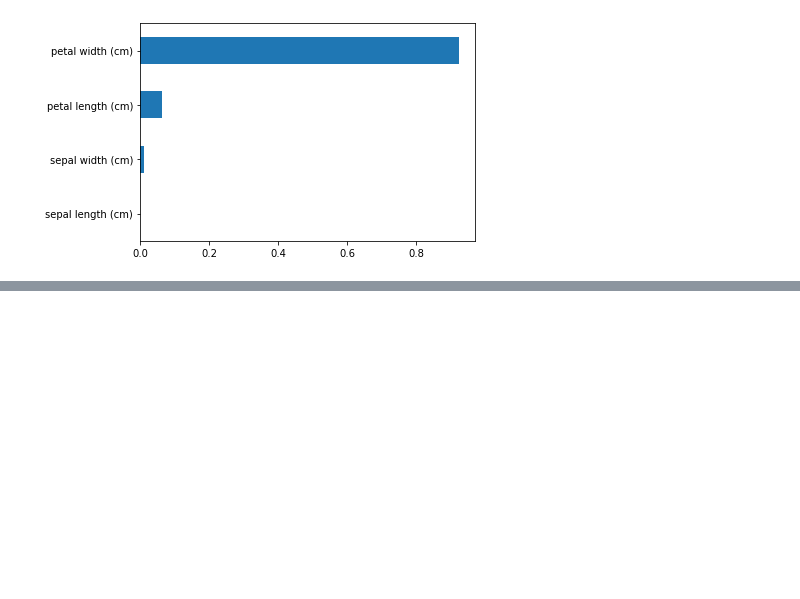
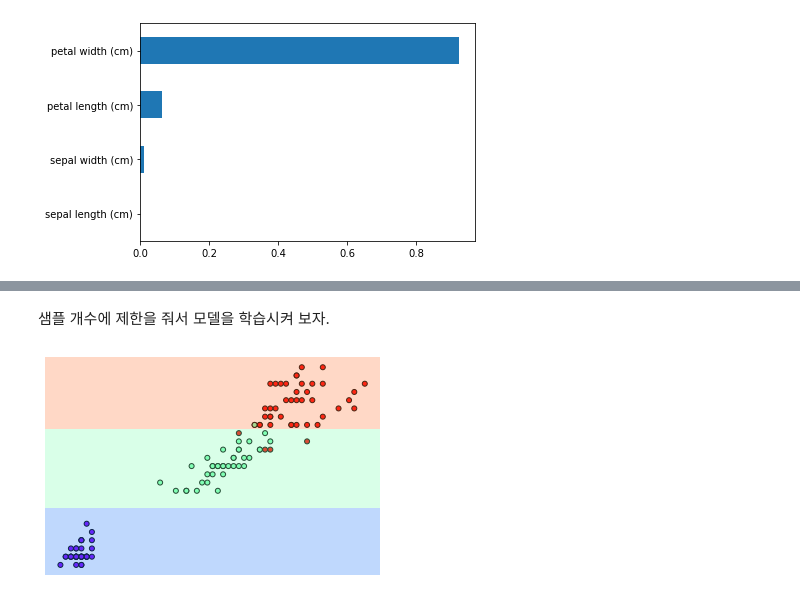
Before and after one commit to gasbugs/ML20221011, a Jupyter notebook: 03_머신러닝 알고리즘과 평가/14일차 - 데이터 전처리 실전.ipynb, the cells around one changed output, grey strips where cells are left out. Saved outputs shown, nothing was run; the diff lists cells and outputs as text; code cells hidden in the pictures; blank space fills up the shorter version.

```diff
--- a/03_머신러닝 알고리즘과 평가/14일차 - 데이터 전처리 실전.ipynb
+++ b/03_머신러닝 알고리즘과 평가/14일차 - 데이터 전처리 실전.ipynb
@@ -223,0 +256,8 @@ se0.plot(kind='barh')
+# %% [markdown]
+샘플 개수에 제한을 줘서 모델을 학습시켜 보자.
+# %%
+new_tree_clf = DecisionTreeClassifier(random_state=0, min_samples_leaf=6)
+new_tree_clf.fit(train_x, train_y)
+vilsualize_boudary(new_tree_clf, train_x[:,2:], train_y)
+# %% [output]
+[figure, added]
```
Also changed, not shown: parts of 4 cells of this notebook, 1 other file.
